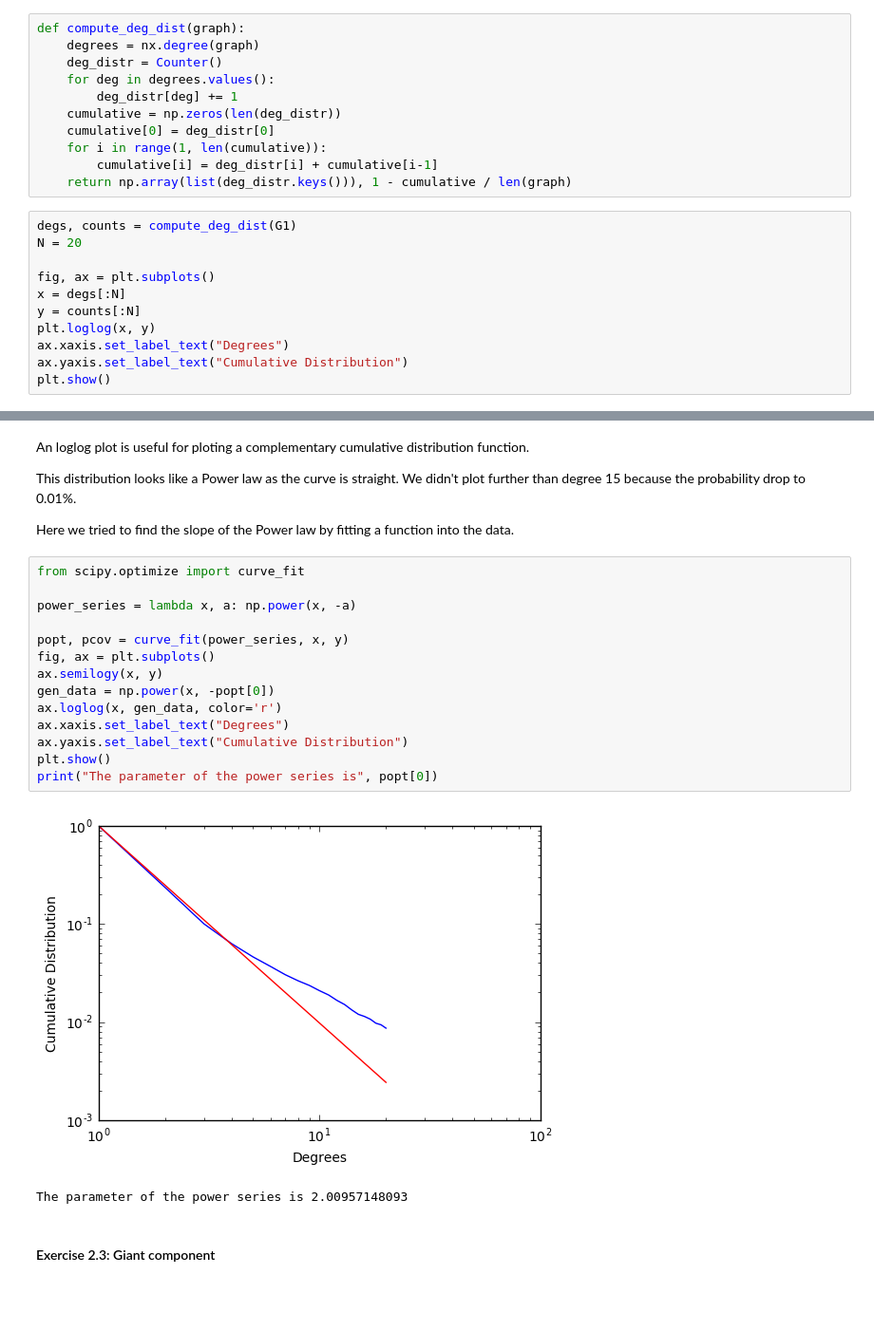
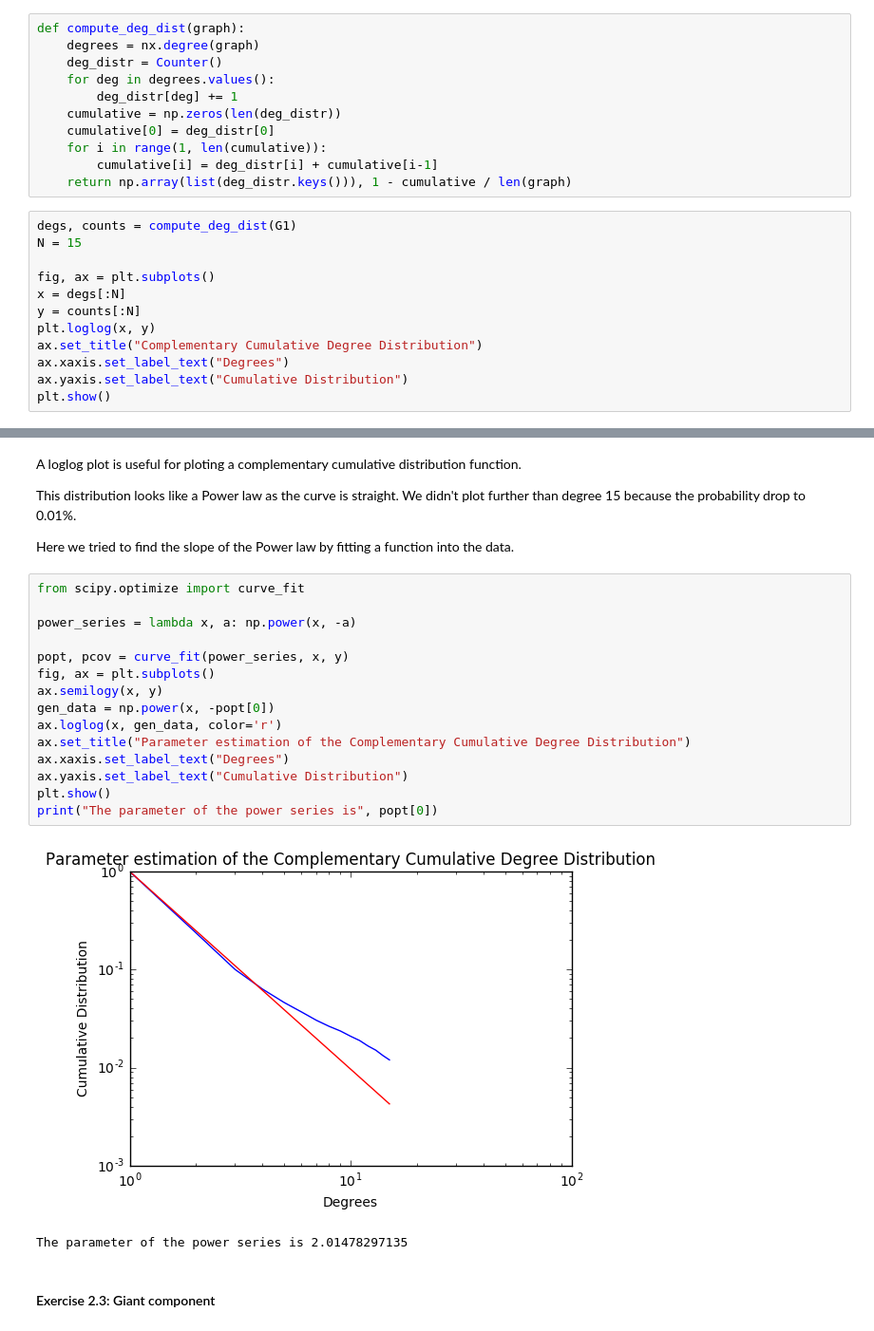
Before and after one commit to jeanbaptistebeau/Internet-Analytics-Notebooks, a Jupyter notebook: lab2/notebooks/ix-lab2-notebook-part1.ipynb, the cells around one changed output, grey strips where cells are left out. Shown at 95% size. Saved outputs shown, nothing was run; the diff lists cells and outputs as text; blank space fills up the shorter version.

Commit message:
Modifies plots

```diff
--- a/lab2/notebooks/ix-lab2-notebook-part1.ipynb
+++ b/lab2/notebooks/ix-lab2-notebook-part1.ipynb
@@ -64,12 +64,13 @@ def compute_deg_dist(graph):
     return np.array(list(deg_distr.keys())), 1 - cumulative / len(graph)
 # %%
 degs, counts = compute_deg_dist(G1)
-N = 20
+N = 15
 
 fig, ax = plt.subplots()
 x = degs[:N]
 y = counts[:N]
 plt.loglog(x, y)
+ax.set_title("Complementary Cumulative Degree Distribution")
 ax.xaxis.set_label_text("Degrees")
 ax.yaxis.set_label_text("Cumulative Distribution")
 plt.show()
@@ -78,5 +79,5 @@ plt.show()
 # %% [markdown]
-An loglog plot is useful for ploting a complementary cumulative distribution function.
+A loglog plot is useful for ploting a complementary cumulative distribution function.
 
 This distribution looks like a Power law as the curve is straight. We didn't plot further than degree 15 because the probability drop to 0.01%.
 
@@ -84,20 +85,21 @@ Here we tried to find the slope of the Power law by fitting a function into the
 # %%
 from scipy.optimize import curve_fit
 
 power_series = lambda x, a: np.power(x, -a)
 
 popt, pcov = curve_fit(power_series, x, y)
 fig, ax = plt.subplots()
 ax.semilogy(x, y)
 gen_data = np.power(x, -popt[0])
 ax.loglog(x, gen_data, color='r')
+ax.set_title("Parameter estimation of the Complementary Cumulative Degree Distribution")
 ax.xaxis.set_label_text("Degrees")
 ax.yaxis.set_label_text("Cumulative Distribution")
 plt.show()
 print("The parameter of the power series is", popt[0])
 # %% [output]
-[figure, old version]
+[figure, new version]
-The parameter of the power series is 2.00957148093
+The parameter of the power series is 2.01478297135
 # %% [markdown]
 #### Exercise 2.3: Giant component
 # %%
```
Also changed, not shown: parts of 10 cells of this notebook, 1 other file.
